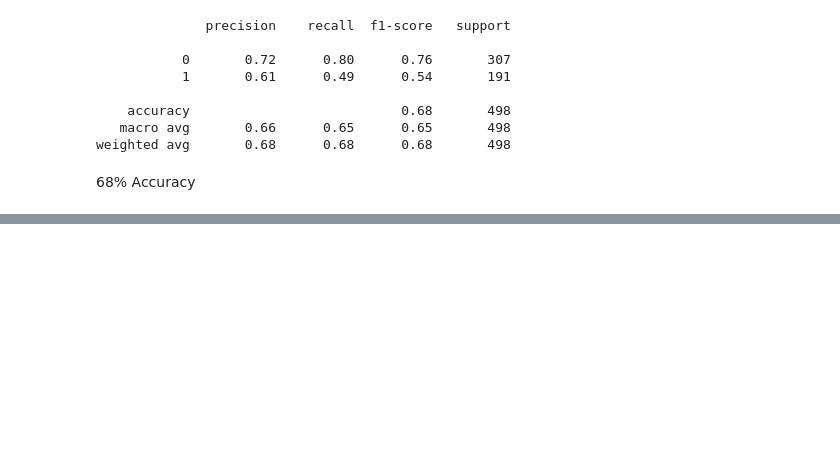
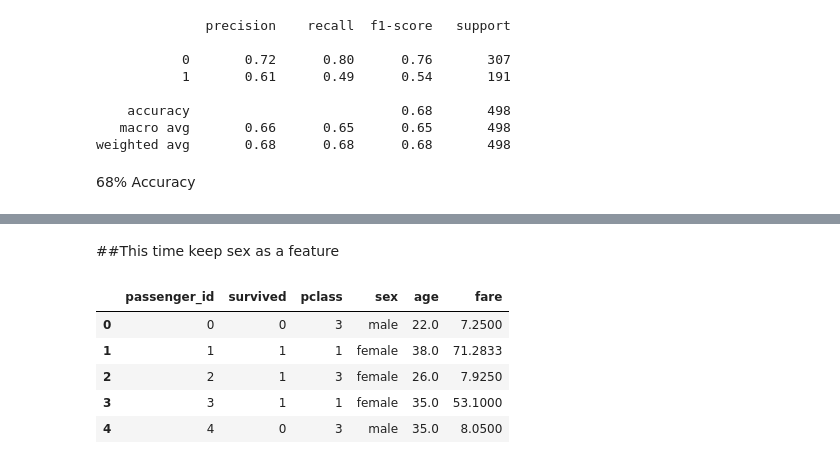
Before and after one commit to matt-c-knight/classification-exercises, a Jupyter notebook: model.ipynb, the cells around one changed output, grey strips where cells are left out. Saved outputs shown, nothing was run; the diff lists cells and outputs as text; code cells hidden in the pictures; blank space fills up the shorter version.

```diff
--- a/model.ipynb
+++ b/model.ipynb
@@ -348,3 +348,5 @@ print(classification_report(y_train, y_pred))
 weighted avg       0.68      0.68      0.68       498
 # %% [markdown]
 68% Accuracy
+# %%
+titanic3 = get_titanic_data()
@@ -350,0 +362,13 @@ weighted avg       0.68      0.68      0.68       498
+# %% [markdown]
+##This time keep sex as a feature
+# %%
+titanic3 = titanic3.drop(columns=['sibsp', 'parch', 'embarked','class', 'deck','embark_town', 'alone', 'deck'])
+# %%
+titanic3.head()
+# %% [output]
+|  | passenger_id | survived | pclass | sex | age | fare |
+| 0 | 0 | 0 | 3 | male | 22.0 | 7.2500 |
+| 1 | 1 | 1 | 1 | female | 38.0 | 71.2833 |
+| 2 | 2 | 1 | 3 | female | 26.0 | 7.9250 |
+| 3 | 3 | 1 | 1 | female | 35.0 | 53.1000 |
+| 4 | 4 | 0 | 3 | male | 35.0 | 8.0500 |
```
Also changed, not shown: parts of 24 cells of this notebook.
